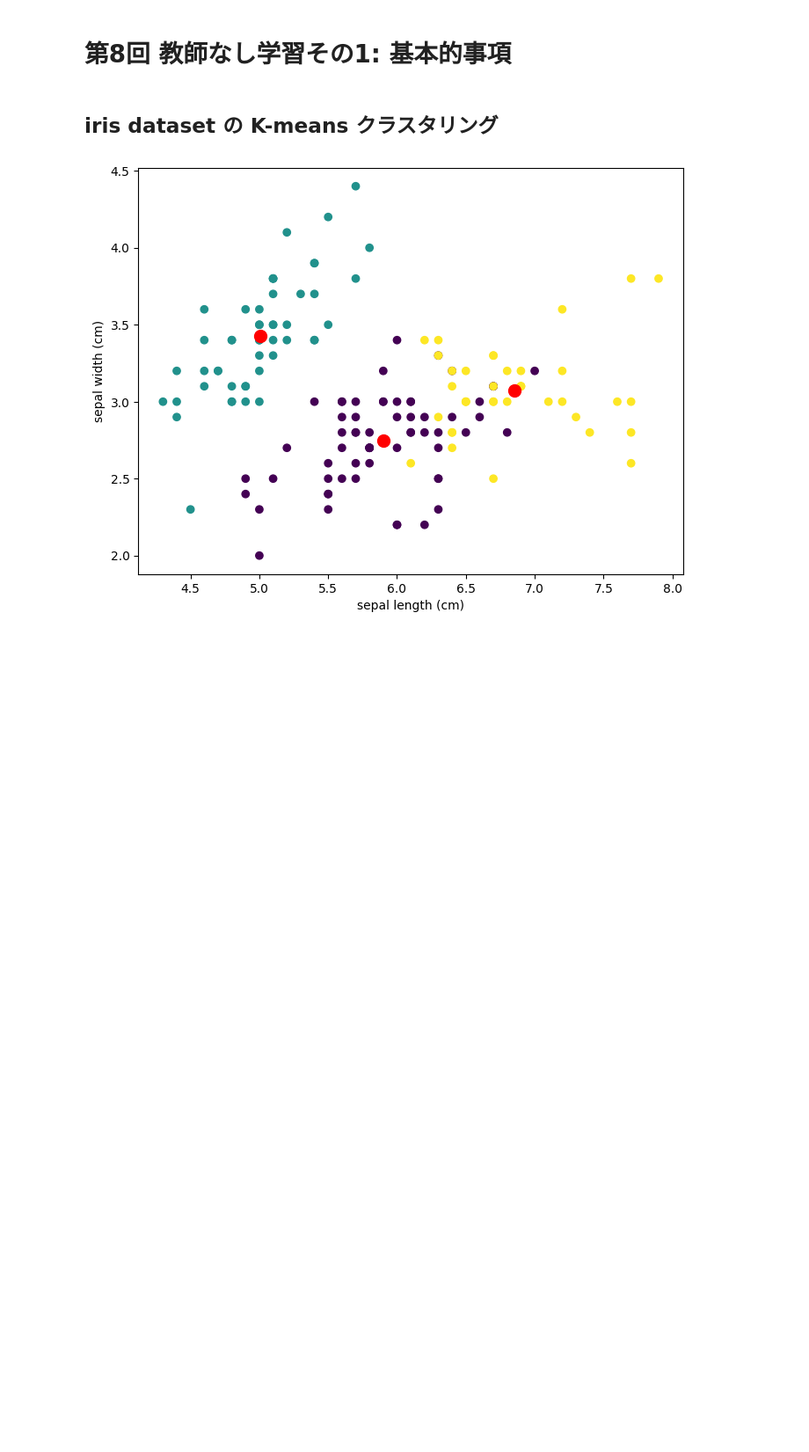
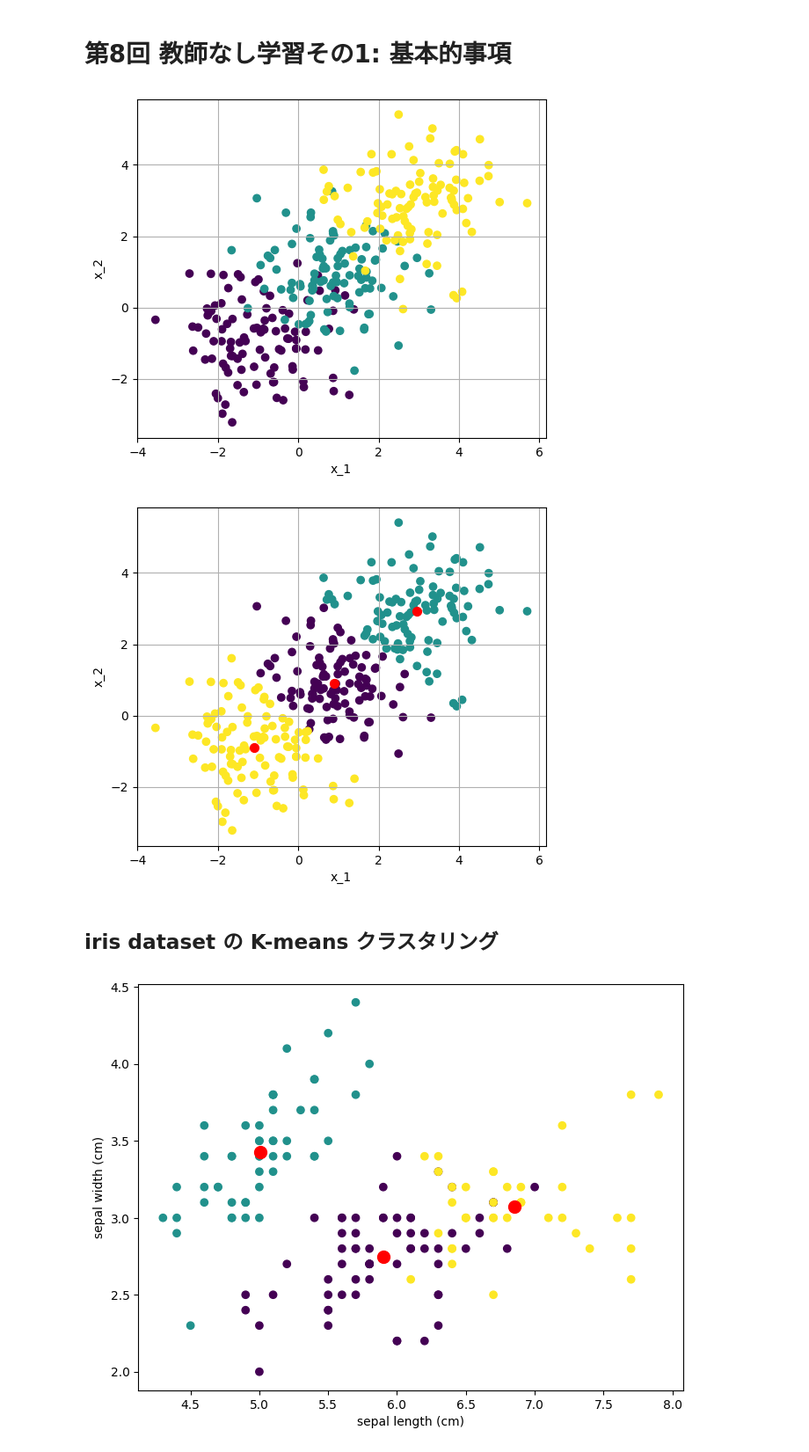
Before and after one commit to matsunagalab/lecture_ML, a Jupyter notebook: machine_learning_08.ipynb, the cells around one changed output. Shown: that part at 88% size. Saved outputs shown, nothing was run; the diff lists cells and outputs as text; code cells hidden in the pictures; blank space fills up the shorter version.

```diff
--- a/machine_learning_08.ipynb
+++ b/machine_learning_08.ipynb
@@ -2,6 +2,46 @@
 <a href="https://colab.research.google.com/github/matsunagalab/lecture_ML/blob/main/machine_learning_08.ipynb" target="_parent"><img src="https://colab.research.google.com/assets/colab-badge.svg" alt="Open In Colab"/></a>
 # %% [markdown]
 # 第8回 教師なし学習その1: 基本的事項
+# %%
+# Import required libraries
+from sklearn.cluster import KMeans
+import matplotlib.pyplot as plt
+import numpy as np
+
+# Set the seed for reproducibility
+np.random.seed(0)
+
+# Generate data from three different normal distributions
+X1 = np.random.normal(loc=[-1, -1], scale=1, size=(100, 2))
+X2 = np.random.normal(loc=[1, 1], scale=1, size=(100, 2))
+X3 = np.random.normal(loc=[3, 3], scale=1, size=(100, 2))
+X = np.vstack((X1, X2, X3))
+
+# Define true labels for color-coding
+labels_true = np.array([0]*100 + [1]*100 + [2]*100)
+
+# Apply K-means clustering
+kmeans = KMeans(n_clusters=3, random_state=0).fit(X)
+
+# Plot the data colored by true labels
+plt.figure(figsize=(6, 5))
+plt.scatter(X[:, 0], X[:, 1], c=labels_true)
+plt.xlabel('x_1')
+plt.ylabel('x_2')
+plt.grid(True)
+plt.show()
+
+# Plot the data colored by K-Means clustering results
+plt.figure(figsize=(6, 5))
+plt.scatter(X[:, 0], X[:, 1], c=kmeans.labels_)
+plt.scatter(kmeans.cluster_centers_[:, 0], kmeans.cluster_centers_[:, 1], s=50, c='red') # Plot cluster centers
+plt.xlabel('x_1')
+plt.ylabel('x_2')
+plt.grid(True)
+plt.show()
+# %% [output]
+[figure, added]
+[figure, added]
 # %% [markdown]
 ## iris dataset の K-means クラスタリング
 # %%
```
